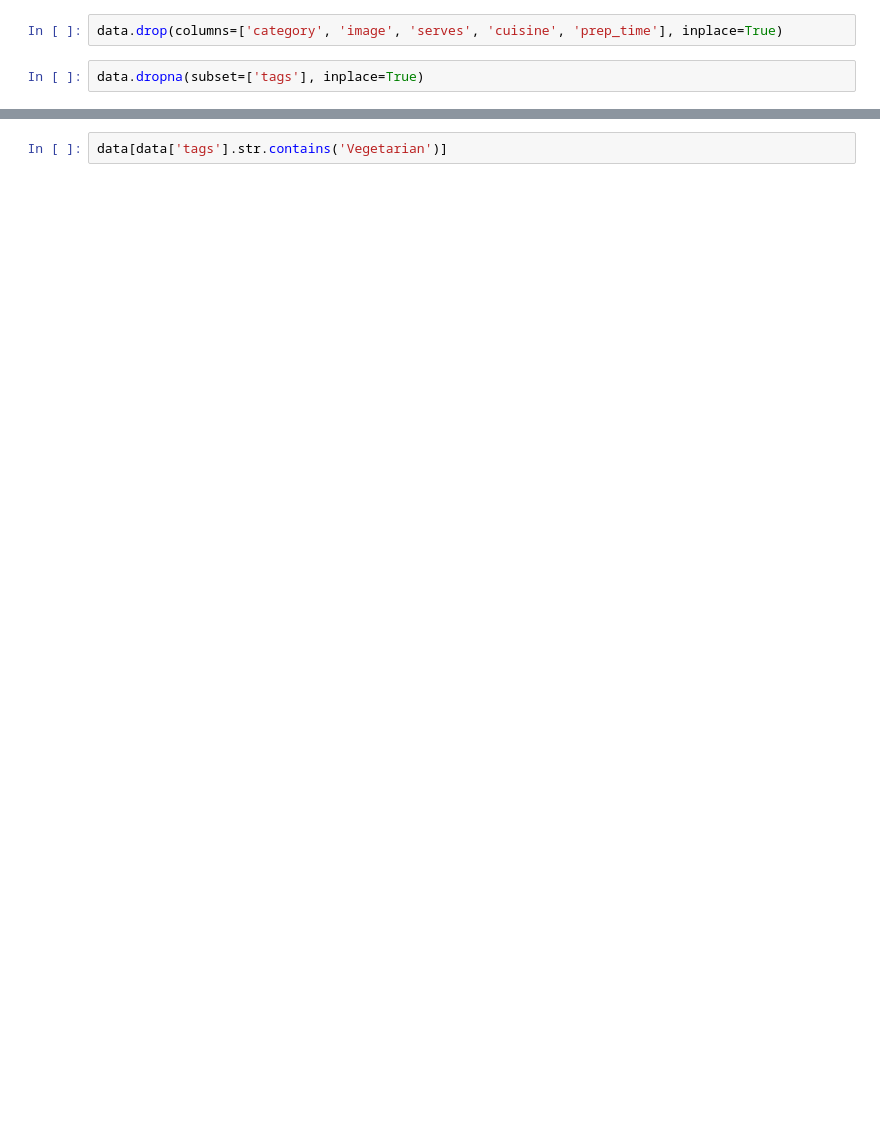
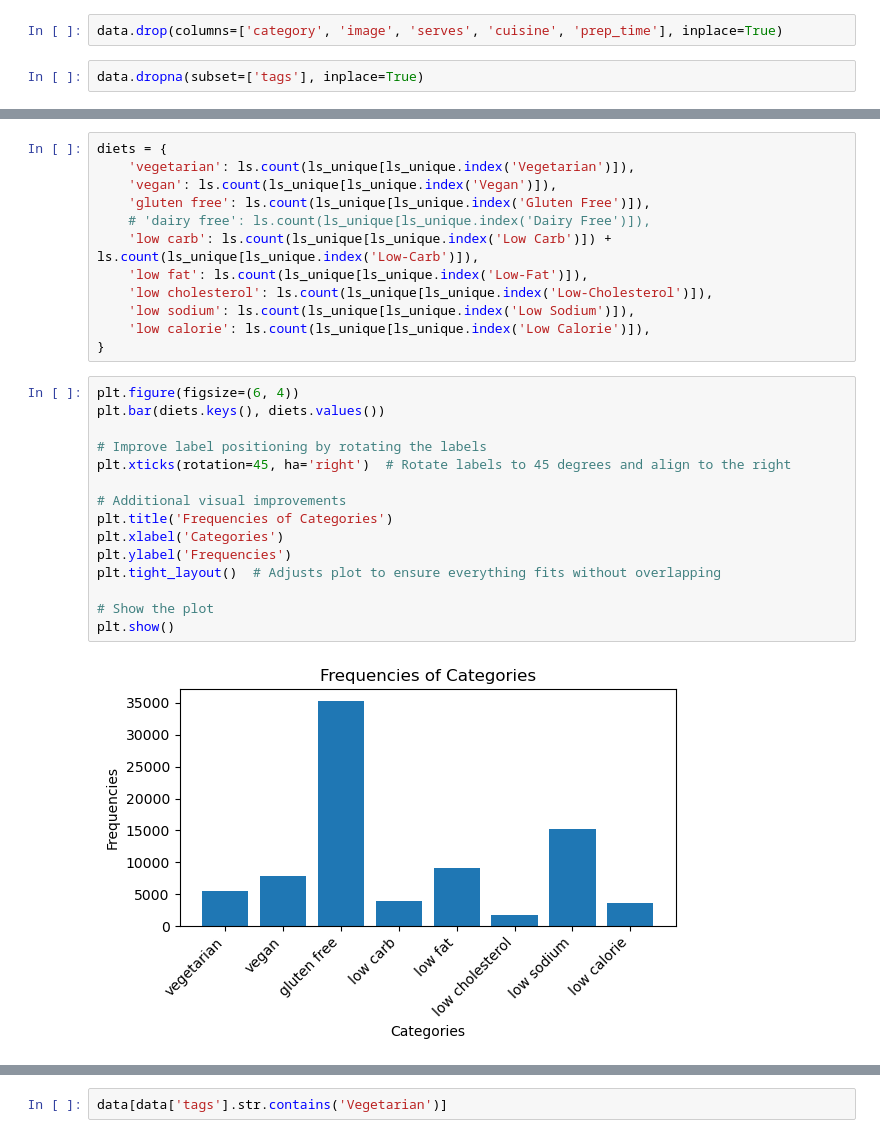
Before and after one commit to lavo2/HLT-Project, a Jupyter notebook: test.ipynb, the cells around one changed output, grey strips where cells are left out. Saved outputs shown, nothing was run; the diff lists cells and outputs as text; blank space fills up the shorter version.

```diff
--- a/test.ipynb
+++ b/test.ipynb
@@ -22,0 +82,29 @@ data.dropna(subset=['tags'], inplace=True)
+# %%
+diets = {
+    'vegetarian': ls.count(ls_unique[ls_unique.index('Vegetarian')]),
+    'vegan': ls.count(ls_unique[ls_unique.index('Vegan')]),
+    'gluten free': ls.count(ls_unique[ls_unique.index('Gluten Free')]),
+    # 'dairy free': ls.count(ls_unique[ls_unique.index('Dairy Free')]),
+    'low carb': ls.count(ls_unique[ls_unique.index('Low Carb')]) + ls.count(ls_unique[ls_unique.index('Low-Carb')]),
+    'low fat': ls.count(ls_unique[ls_unique.index('Low-Fat')]),
+    'low cholesterol': ls.count(ls_unique[ls_unique.index('Low-Cholesterol')]),
+    'low sodium': ls.count(ls_unique[ls_unique.index('Low Sodium')]),
+    'low calorie': ls.count(ls_unique[ls_unique.index('Low Calorie')]),
+}
+# %%
+plt.figure(figsize=(6, 4))
+plt.bar(diets.keys(), diets.values())
+
+# Improve label positioning by rotating the labels
+plt.xticks(rotation=45, ha='right')  # Rotate labels to 45 degrees and align to the right
+
+# Additional visual improvements
+plt.title('Frequencies of Categories')
+plt.xlabel('Categories')
+plt.ylabel('Frequencies')
+plt.tight_layout()  # Adjusts plot to ensure everything fits without overlapping
+
+# Show the plot
+plt.show()
+# %% [output]
+[figure, added]
```
Also changed, not shown: parts of 5 cells of this notebook.
